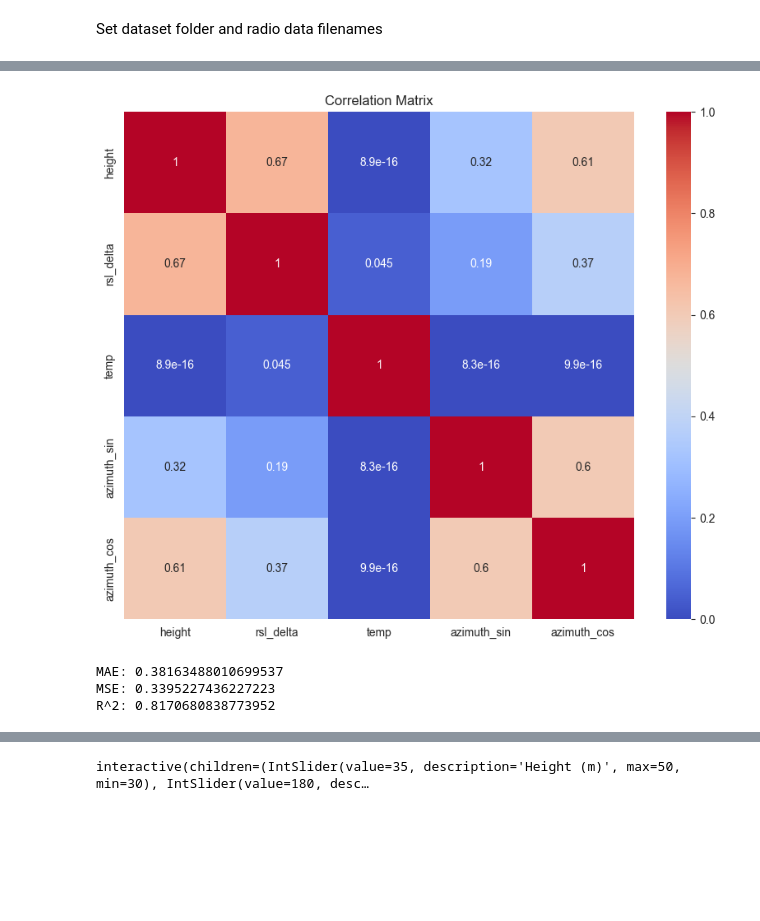
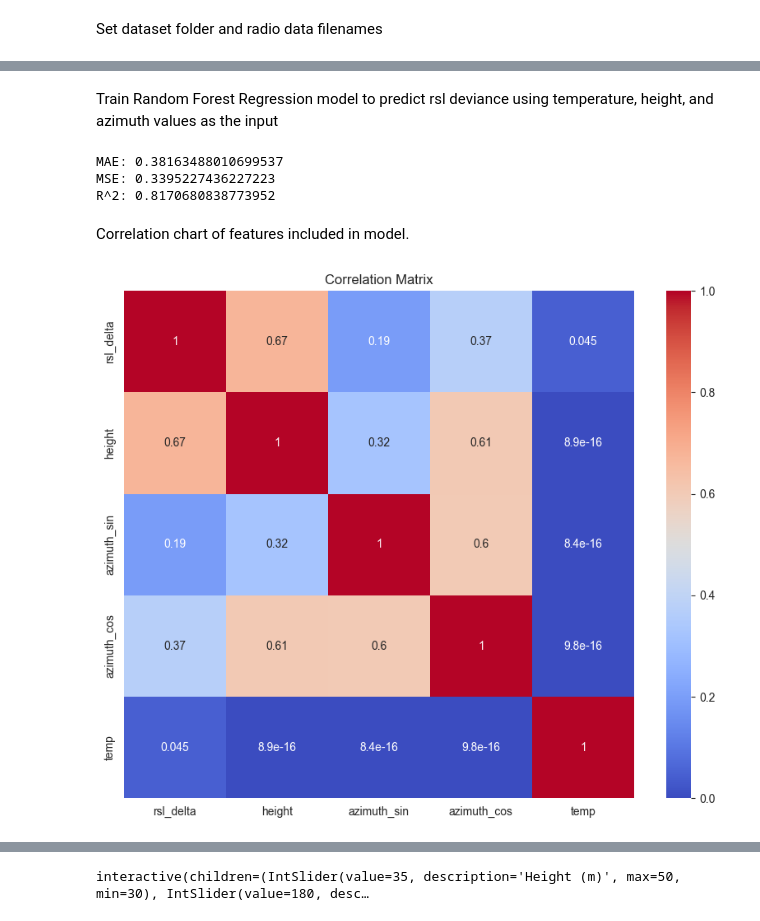
Before and after one commit to brenttoast/C964_Project, a Jupyter notebook: C964_Project.ipynb, the cells around one changed output, grey strips where cells are left out. Saved outputs shown, nothing was run; the diff lists cells and outputs as text; code cells hidden in the pictures; blank space fills up the shorter version.

```diff
--- a/C964_Project.ipynb
+++ b/C964_Project.ipynb
@@ -32,0 +23,13 @@ radio_data = [
+# %%
+radio_data = [
+    'noc_bz',
+    'noc_bv',
+    'noc_col',
+    'noc_gwt',
+    'noc_he',
+    'noc_hg',
+    'noc_hw',
+    'noc_sar',
+    'noc_tt',
+    'noc_tur'
+]
@@ -36,14 +41,14 @@ def json_download(url):
     response.raise_for_status()
     return response.json()
 
-train_temperature = json_download(f'{data_folder}temps{file_type}')
-train_temperature = pd.DataFrame(train_temperature).rename(columns={"dt": "time"})
-train_temperature = train_temperature[['time', 'main']]
-train_temperature['temp'] = train_temperature['main'].apply(lambda x: x['temp'])
-train_temperature = train_temperature[['time', 'temp']]
-train_temperature['time'] = pd.to_datetime(train_temperature['time'], unit='s')
-train_temperature['time'] = train_temperature['time'].dt.tz_localize('Etc/GMT')
-train_temperature['time'] = train_temperature['time'] + pd.DateOffset(hours=1, minutes=30)
+temp_data = json_download(f'{data_folder}temps{file_type}')
+temp_data = pd.DataFrame(temp_data).rename(columns={"dt": "time"})
+temp_data = temp_data[['time', 'main']]
+temp_data['temp'] = temp_data['main'].apply(lambda x: x['temp'])
+temp_data = temp_data[['time', 'temp']]
+temp_data['time'] = pd.to_datetime(temp_data['time'], unit='s')
+temp_data['time'] = temp_data['time'].dt.tz_localize('Etc/GMT')
+temp_data['time'] = temp_data['time'] + pd.DateOffset(hours=1, minutes=30)
 radio_stats_all = []
 
 for json_file in radio_data:
@@ -55,7 +60,7 @@ for json_file in radio_data:
     radio_info['link_name'] = f'{json_file}'
     radio_info['time'] = pd.to_datetime(radio_info['time'], format='%Y-%m-%d %H:%M:%S')
     radio_info['time'] = radio_info['time'].dt.tz_localize('US/Pacific')
-    radio_info = pd.merge(radio_info, train_temperature, on='time')
+    radio_info = pd.merge(radio_info, temp_data, on='time')
     radio_info['rsl_delta'] = abs(radio_info['rsl'] - stats.mode(radio_info['rsl'])[0])
     radio_info['azimuth'] = azimuth
     radio_info['azimuth_sin'] = np.sin(np.radians(azimuth))
@@ -64,14 +69,8 @@ for json_file in radio_data:
     radio_stats_all.extend(radio_info.to_dict(orient='records'))
 
 df = pd.DataFrame(radio_stats_all)
-# %%
-corr_matrix = df[['height', 'rsl_delta', 'temp', 'azimuth_sin', 'azimuth_cos']].corr()
-plt.figure(figsize=(10, 8))
-sns.heatmap(corr_matrix, annot=True, cmap='coolwarm')
-plt.title('Correlation Matrix')
-plt.show()
-# %% [output]
-[figure, removed]
+# %% [markdown]
+Train Random Forest Regression model to predict rsl deviance using temperature, height, and azimuth values as the input
 # %%
 X = df[['temp', 'height', 'azimuth_sin', 'azimuth_cos']]
 y = (df['rsl_delta'])
@@ -94,3 +93,13 @@ print(f"R^2: {r2}")
 MAE: 0.38163488010699537
 MSE: 0.3395227436227223
 R^2: 0.8170680838773952
+# %% [markdown]
+Correlation chart of features included in model.
+# %%
+corr_matrix = df[['rsl_delta', 'height', 'azimuth_sin', 'azimuth_cos', 'temp']].corr()
+plt.figure(figsize=(10, 8))
+sns.heatmap(corr_matrix, annot=True, cmap='coolwarm')
+plt.title('Correlation Matrix')
+plt.show()
+# %% [output]
+[figure, added]
```
Also changed, not shown: parts of 12 cells of this notebook.
